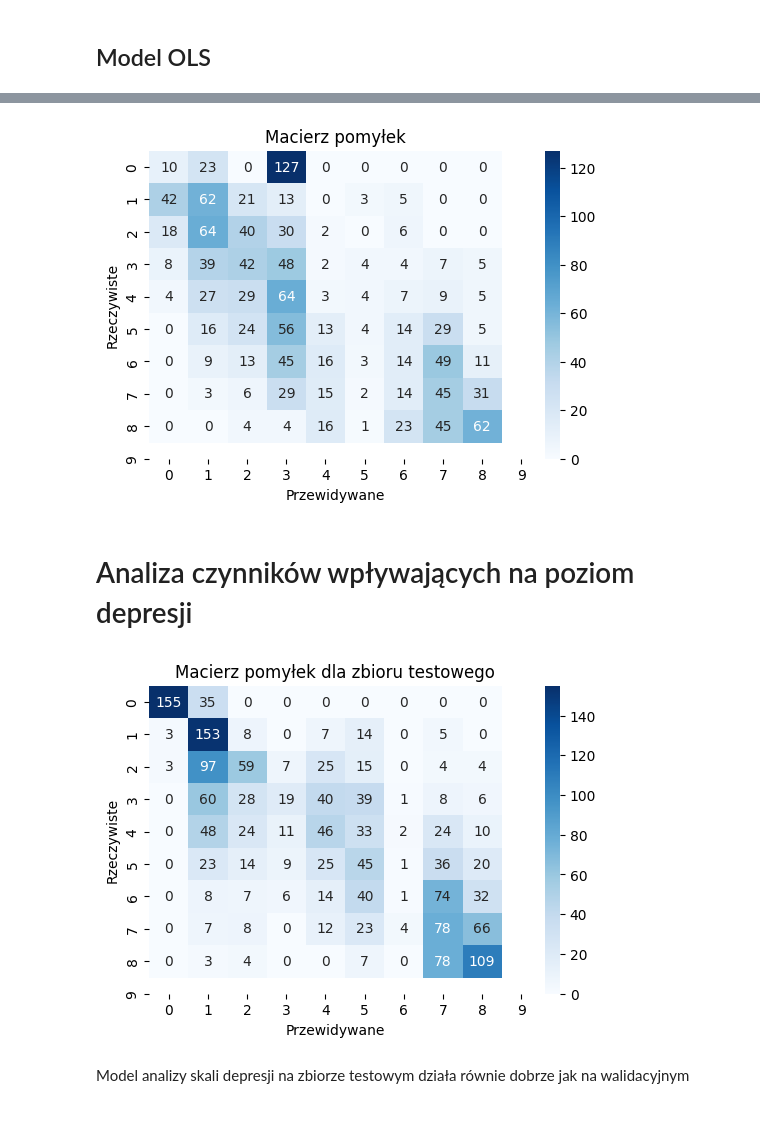
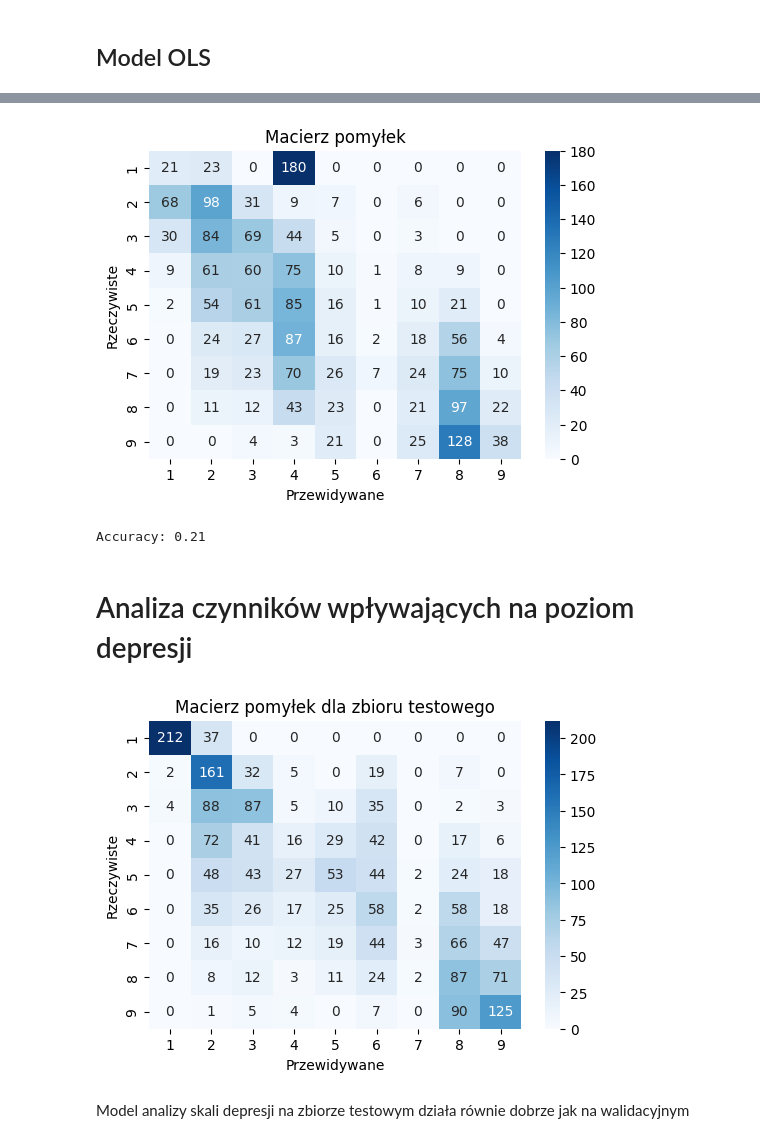
Before and after one commit to Nosal101/Eksploracyjna-Analiza-Danych, a Jupyter notebook: projekt2.ipynb, the cells around one changed output, grey strips where cells are left out. Drawn from its saved outputs; the diff is of its cells as text; code cells hidden in the pictures.

```diff
--- a/projekt2.ipynb
+++ b/projekt2.ipynb
@@ -953,0 +971,32 @@ plt.show()
+# %%
+X_test_ols = sm.add_constant(X_test_2)
+predictions = ols_model.predict(X_test_ols)
+
+min_pred = predictions.min()
+max_pred = predictions.max()
+predictions_normalized = (predictions - min_pred) / (max_pred - min_pred)
+
+thresholds = [0 , 0.08373893, 0.11354783, 0.20212472, 0.20795749, 0.29481445, 0.33629996, 0.40240938, 0.47733972, 0.53905807]
+
+# Funkcja przypisująca klasy na podstawie thresholdów
+def classify(predictions, thresholds):
+    classes = np.zeros_like(predictions, dtype=int)  # Domyślne klasy to 0
+    for i, thresh in enumerate(thresholds[:-1]):
+        classes[(predictions >= thresh) & (predictions < thresholds[i + 1])] = i
+    classes[predictions >= thresholds[-1]] = len(thresholds) - 1  # Ostatnia klasa
+    return classes
+
+# Klasyfikacja na podstawie progów
+y_pred_classes = classify(predictions_normalized, thresholds)
+
+conf_matrix = confusion_matrix(y_test_2, y_pred_classes)
+
+plt.figure(figsize=(6, 4))
+sns.heatmap(conf_matrix, annot=True, fmt='d', cmap='Blues', xticklabels=model.classes_, yticklabels=model.classes_)
+plt.title('Macierz pomyłek dla zbioru walidacyjnego')
+plt.xlabel('Przewidywane')
+plt.ylabel('Rzeczywiste')
+plt.show()
+
+accuracy = accuracy_score(y_test_2, y_pred_classes)
+print(f"Accuracy: {accuracy:.2f}")
@@ -964,7 +1016,7 @@ groups = new_boost_data.groupby('DEPRESSIONINDEX')
 max_samples_per_class = max(groups.size())
 
 balanced_data = groups.apply(
-    lambda x: resample(x, replace=True, n_samples=max_samples_per_class, random_state=42)
+    lambda x: resample(x, replace=True, n_samples=max_samples_per_class*2, random_state=42)
 )
 
 balanced_data = balanced_data.reset_index(drop=True)
@@ -972,7 +1024,7 @@ balanced_data = balanced_data.reset_index(drop=True)
 X = balanced_data.drop(columns='DEPRESSIONINDEX')
 y = balanced_data['DEPRESSIONINDEX']
 
-X_train, X_test, y_train, y_test = train_test_split(X, y, test_size=0.25, random_state=36)
+X_train, X_test, y_train, y_test = train_test_split(X, y, test_size=0.15, random_state=36)
 X_test, X_val, y_test, y_val = train_test_split(X_test, y_test, test_size=0.5, random_state=36)
 # %%
 stat, p_value = ks_2samp(y_train, y_val)
@@ -1014,10 +1066,10 @@ Jak widać na wykresie istnieją znaczące różnice miedzy grupami dla każdej
 ## Model CatBoost
 # %%
 model_for_scale = CatBoostClassifier(
-    iterations=5000,
+    iterations=2000,
     depth=6,
     learning_rate=0.01,
-    verbose=50,
+    verbose=500,
 )
 
 model_for_scale.fit(X_train, y_train)
@@ -1085,20 +1144,24 @@ Notes:
 # %%
 min_val = predictions.min()
 max_val = predictions.max()
 
 bins = np.linspace(min_val, max_val, num=9)
 y_pred_classes = np.digitize(predictions, bins=bins, right=True) +1
 
 conf_matrix = confusion_matrix(y_val, y_pred_classes)
 
 plt.figure(figsize=(6, 4))
-sns.heatmap(conf_matrix, annot=True, fmt='d', cmap='Blues', xticklabels=model.classes_, yticklabels=model.classes_)
+sns.heatmap(conf_matrix, annot=True, fmt='d', cmap='Blues', xticklabels=model_for_scale.classes_, yticklabels=model_for_scale.classes_)
 plt.title('Macierz pomyłek')
 plt.xlabel('Przewidywane')
 plt.ylabel('Rzeczywiste')
 plt.show()
+
+accuracy = accuracy_score(y_val, y_pred_classes)
+print(f"Accuracy: {accuracy:.2f}")
 # %% [output]
-[figure, old version]
+[figure, new version]
+Accuracy: 0.21
 # %% [markdown]
 # Analiza czynników wpływających na poziom depresji
 # %%
@@ -1107,13 +1170,13 @@ y_pred_2 = model_for_scale.predict(X_test)
 conf_matrix = confusion_matrix(y_test, y_pred_2)
 
 plt.figure(figsize=(6, 4))
-sns.heatmap(conf_matrix, annot=True, fmt='d', cmap='Blues', xticklabels=model.classes_, yticklabels=model.classes_)
+sns.heatmap(conf_matrix, annot=True, fmt='d', cmap='Blues', xticklabels=model_for_scale.classes_, yticklabels=model_for_scale.classes_)
 plt.title('Macierz pomyłek dla zbioru testowego')
 plt.xlabel('Przewidywane')
 plt.ylabel('Rzeczywiste')
 plt.show()
 # %% [output]
-[figure, old version]
+[figure, new version]
 # %% [markdown]
 Model analizy skali depresji na zbiorze testowym działa równie dobrze jak na walidacyjnym
 # %%
```
Also changed, not shown: parts of 49 cells of this notebook.
